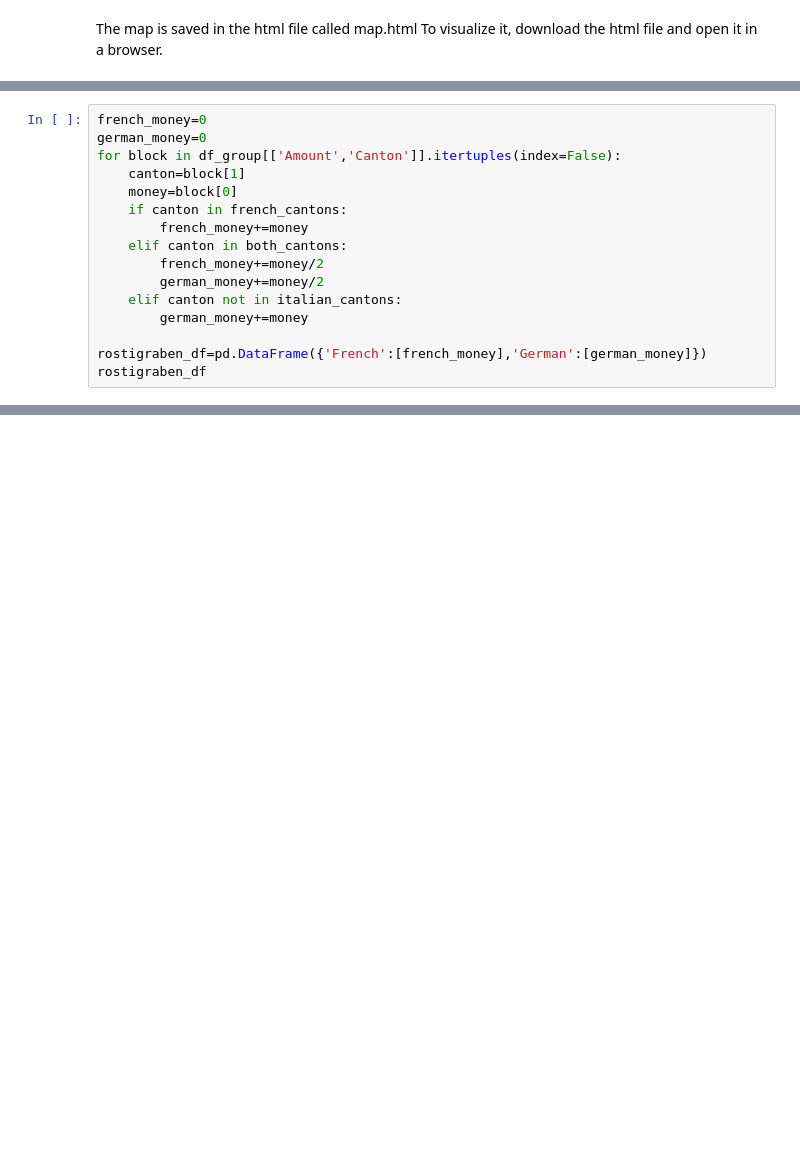
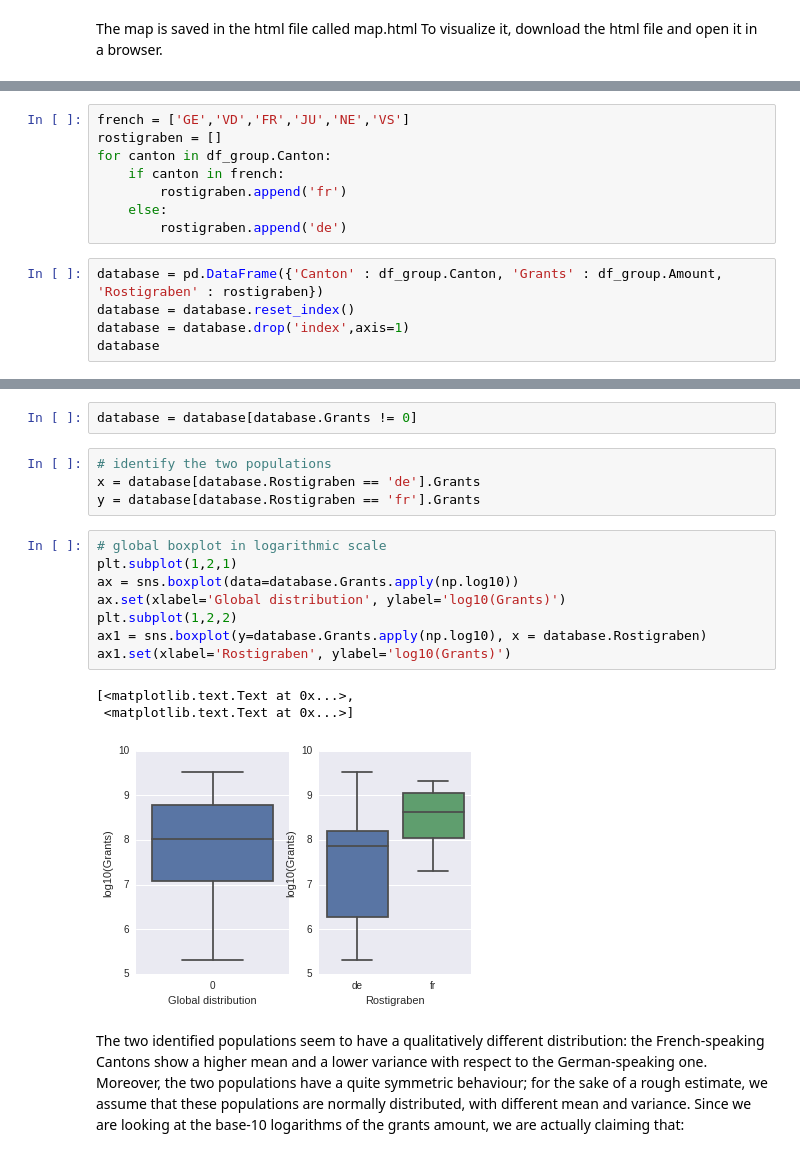
Before and after one commit to Bondzio/ADA_hw2016, a Jupyter notebook: 03 - Interactive Viz/Homework3_SNSF_P3_data.ipynb, the cells around one changed output, grey strips where cells are left out. Saved outputs shown, nothing was run; the diff lists cells and outputs as text; blank space fills up the shorter version.

```diff
--- a/03 - Interactive Viz/Homework3_SNSF_P3_data.ipynb
+++ b/03 - Interactive Viz/Homework3_SNSF_P3_data.ipynb
@@ -495,16 +495,0 @@ both_cantons=['FR','VS']
-# %%
-french_money=0
-german_money=0
-for block in df_group[['Amount','Canton']].itertuples(index=False):
-    canton=block[1]
-    money=block[0]
-    if canton in french_cantons:
-        french_money+=money
-    elif canton in both_cantons:
-        french_money+=money/2
-        german_money+=money/2
-    elif canton not in italian_cantons:
-        german_money+=money
-
-rostigraben_df=pd.DataFrame({'French':[french_money],'German':[german_money]})
-rostigraben_df
@@ -518,0 +502,13 @@ The percentage of money given to the French part of Switzerland is 39.3835799389
+# %%
+french = ['GE','VD','FR','JU','NE','VS']
+rostigraben = []
+for canton in df_group.Canton:
+    if canton in french:
+        rostigraben.append('fr')
+    else:
+        rostigraben.append('de')
+# %%
+database = pd.DataFrame({'Canton' : df_group.Canton, 'Grants' : df_group.Amount, 'Rostigraben' : rostigraben})
+database = database.reset_index()
+database = database.drop('index',axis=1)
+database
@@ -518,0 +558,20 @@ The percentage of money given to the French part of Switzerland is 39.3835799389
+# %%
+database = database[database.Grants != 0]
+# %%
+# identify the two populations
+x = database[database.Rostigraben == 'de'].Grants
+y = database[database.Rostigraben == 'fr'].Grants
+# %%
+# global boxplot in logarithmic scale
+plt.subplot(1,2,1)
+ax = sns.boxplot(data=database.Grants.apply(np.log10))
+ax.set(xlabel='Global distribution', ylabel='log10(Grants)')
+plt.subplot(1,2,2)
+ax1 = sns.boxplot(y=database.Grants.apply(np.log10), x = database.Rostigraben)
+ax1.set(xlabel='Rostigraben', ylabel='log10(Grants)')
+# %% [output]
+[<matplotlib.text.Text at 0x...>,
+ <matplotlib.text.Text at 0x...>]
+[figure, added]
+# %% [markdown]
+The two identified populations seem to have a qualitatively different distribution: the French-speaking Cantons show a higher mean and a lower variance with respect to the German-speaking one. Moreover, the two populations have a quite symmetric behaviour; for the sake of a rough estimate, we assume that these populations are normally distributed, with different mean and variance. Since we are looking at the base-10 logarithms of the grants amount, we are actually claiming that:
```
Also changed, not shown: parts of 29 cells of this notebook, 2 other files.
